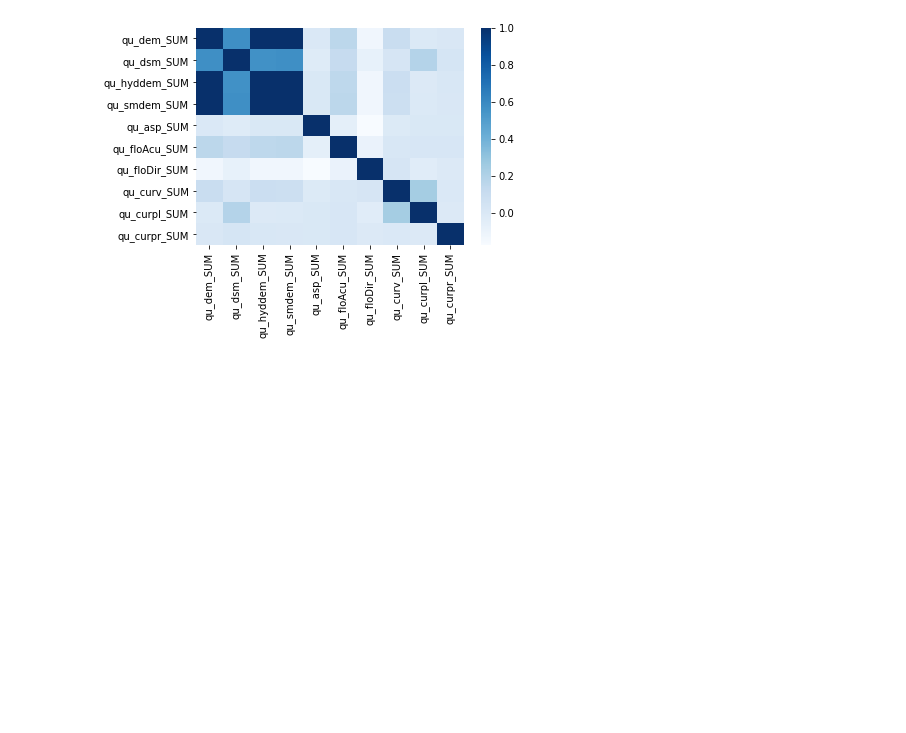
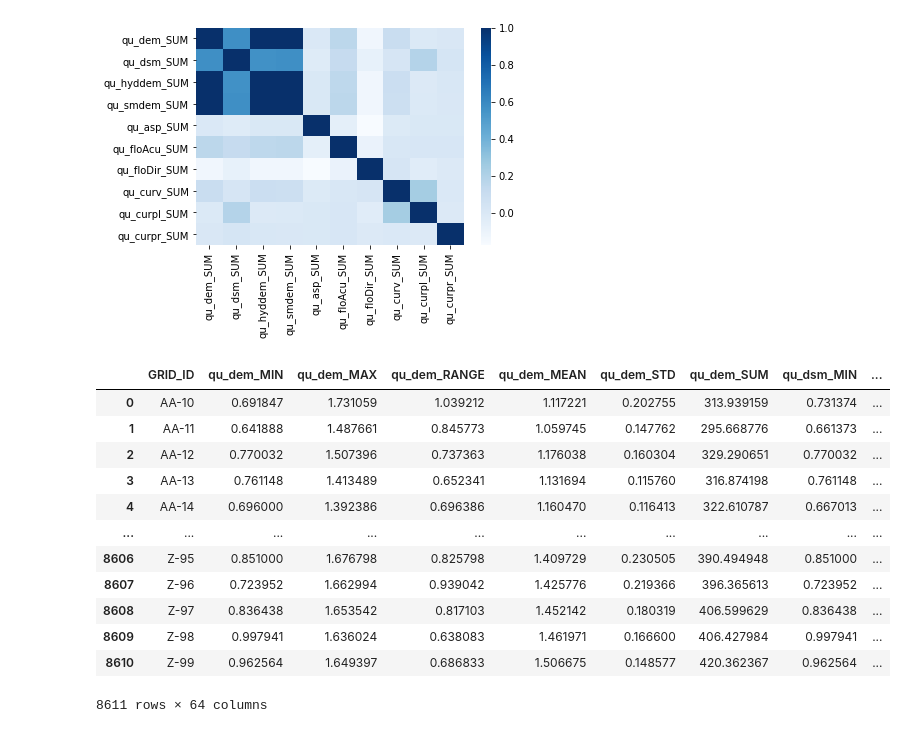
Before and after one commit to michael-suggs/earth-science-svsm, a Jupyter notebook: earthScienceDataFrame0.ipynb, the cells around one changed output. Saved outputs shown, nothing was run; the diff lists cells and outputs as text; code cells hidden in the pictures; blank space fills up the shorter version.

```diff
--- a/earthScienceDataFrame0.ipynb
+++ b/earthScienceDataFrame0.ipynb
@@ -107,3 +107,19 @@ sns.heatmap(corr_sum, cmap="Blues")
 # %% [output]
 <AxesSubplot:>
 [figure]
+# %%
+dfes
+# %% [output]
+|  | GRID_ID | qu_dem_MIN | qu_dem_MAX | qu_dem_RANGE | qu_dem_MEAN | qu_dem_STD | qu_dem_SUM | qu_dsm_MIN | ... |
+| 0 | AA-10 | 0.691847 | 1.731059 | 1.039212 | 1.117221 | 0.202755 | 313.939159 | 0.731374 | ... |
+| 1 | AA-11 | 0.641888 | 1.487661 | 0.845773 | 1.059745 | 0.147762 | 295.668776 | 0.661373 | ... |
+| 2 | AA-12 | 0.770032 | 1.507396 | 0.737363 | 1.176038 | 0.160304 | 329.290651 | 0.770032 | ... |
+| 3 | AA-13 | 0.761148 | 1.413489 | 0.652341 | 1.131694 | 0.115760 | 316.874198 | 0.761148 | ... |
+| 4 | AA-14 | 0.696000 | 1.392386 | 0.696386 | 1.160470 | 0.116413 | 322.610787 | 0.667013 | ... |
+| ... | ... | ... | ... | ... | ... | ... | ... | ... | ... |
+| 8606 | Z-95 | 0.851000 | 1.676798 | 0.825798 | 1.409729 | 0.230505 | 390.494948 | 0.851000 | ... |
+| 8607 | Z-96 | 0.723952 | 1.662994 | 0.939042 | 1.425776 | 0.219366 | 396.365613 | 0.723952 | ... |
+| 8608 | Z-97 | 0.836438 | 1.653542 | 0.817103 | 1.452142 | 0.180319 | 406.599629 | 0.836438 | ... |
+| 8609 | Z-98 | 0.997941 | 1.636024 | 0.638083 | 1.461971 | 0.166600 | 406.427984 | 0.997941 | ... |
+| 8610 | Z-99 | 0.962564 | 1.649397 | 0.686833 | 1.506675 | 0.148577 | 420.362367 | 0.962564 | ... |
+8611 rows × 64 columns
```
Also changed, not shown: 2 other files.
